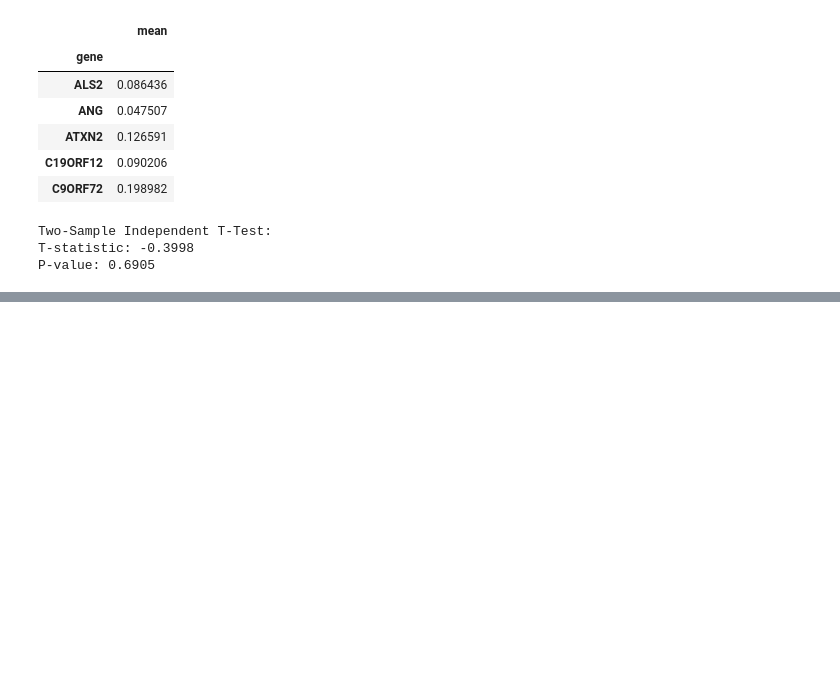
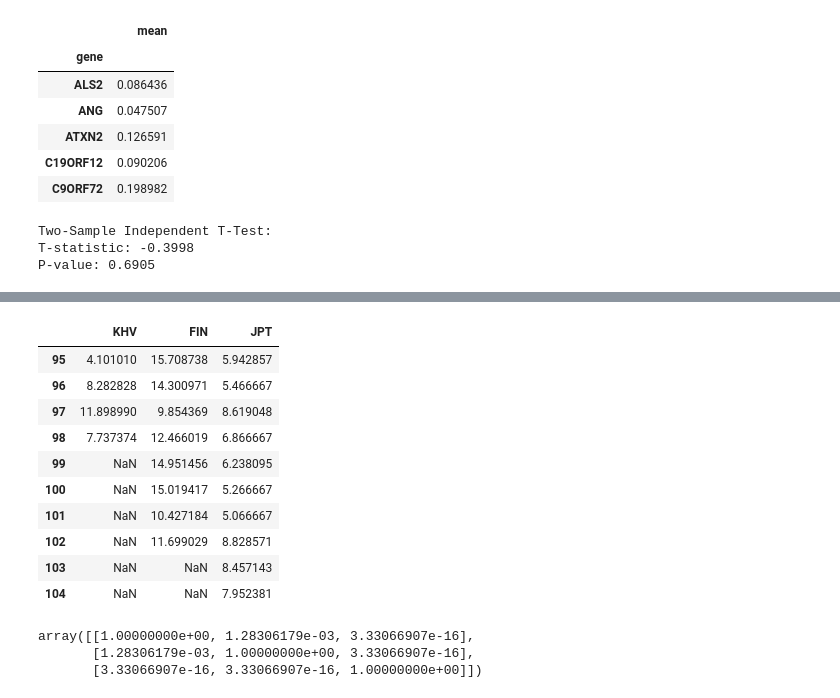
Before and after one commit to emilyvus/cp_als, a Jupyter notebook: analysis/20250815/t-test.ipynb, the cells around one changed output, grey strips where cells are left out. Drawn from its saved outputs; the diff is of its cells as text; code cells hidden in the pictures; blank space fills up the shorter version.

```diff
--- a/analysis/20250815/t-test.ipynb
+++ b/analysis/20250815/t-test.ipynb
@@ -120,0 +152,3 @@ P-value: 0.6905
+# %%
+g_khv_df = khv_df.groupby(["gene"]).sum().sum() / len(khv_genome_ids)
+g_khv_df
@@ -120,0 +181,3 @@ P-value: 0.6905
+# %%
+g_fin_df = fin_df.groupby(["gene"]).sum().sum() / len(fin_genome_ids)
+g_fin_df
@@ -120,0 +197,3 @@ P-value: 0.6905
+# %%
+g_jpt_df = jpt_df.groupby(["gene"]).sum().sum() / len(jpt_genome_ids)
+g_jpt_df
@@ -120,0 +236,7 @@ P-value: 0.6905
+# %%
+tdf = pd.DataFrame.from_dict({
+    "KHV": list(g_khv_df.values),
+    "FIN": list(g_fin_df.values),
+    "JPT": list(g_jpt_df.values)
+}, orient='index')
+tdf = tdf.transpose()
@@ -120,0 +252,14 @@ P-value: 0.6905
+# %%
+tdf.tail(10)
+# %% [output]
+|  | KHV | FIN | JPT |
+| 95 | 4.101010 | 15.708738 | 5.942857 |
+| 96 | 8.282828 | 14.300971 | 5.466667 |
+| 97 | 11.898990 | 9.854369 | 8.619048 |
+| 98 | 7.737374 | 12.466019 | 6.866667 |
+| 99 | NaN | 14.951456 | 6.238095 |
+| 100 | NaN | 15.019417 | 5.266667 |
+| 101 | NaN | 10.427184 | 5.066667 |
+| 102 | NaN | 11.699029 | 8.828571 |
+| 103 | NaN | NaN | 8.457143 |
+| 104 | NaN | NaN | 7.952381 |
@@ -120,0 +268,6 @@ P-value: 0.6905
+# %%
+result.pvalue
+# %% [output]
+array([[1.00000000e+00, 1.28306179e-03, 3.33066907e-16],
+       [1.28306179e-03, 1.00000000e+00, 3.33066907e-16],
+       [3.33066907e-16, 3.33066907e-16, 1.00000000e+00]])
```
Also changed, not shown: parts of 14 cells of this notebook, 10 other files.
